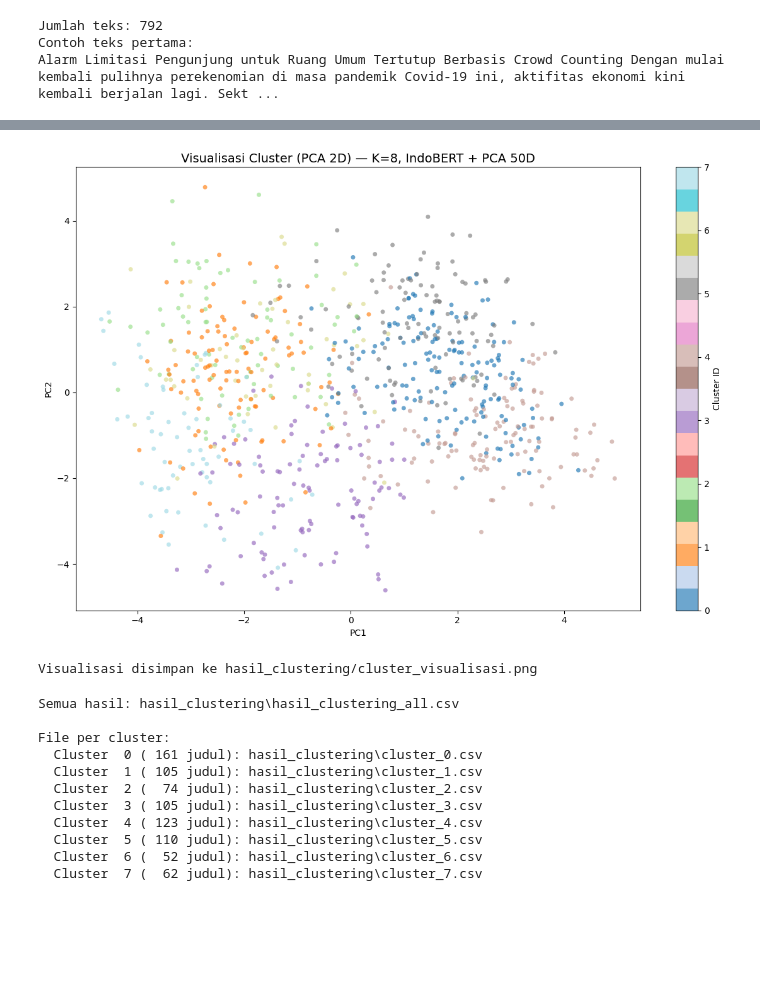
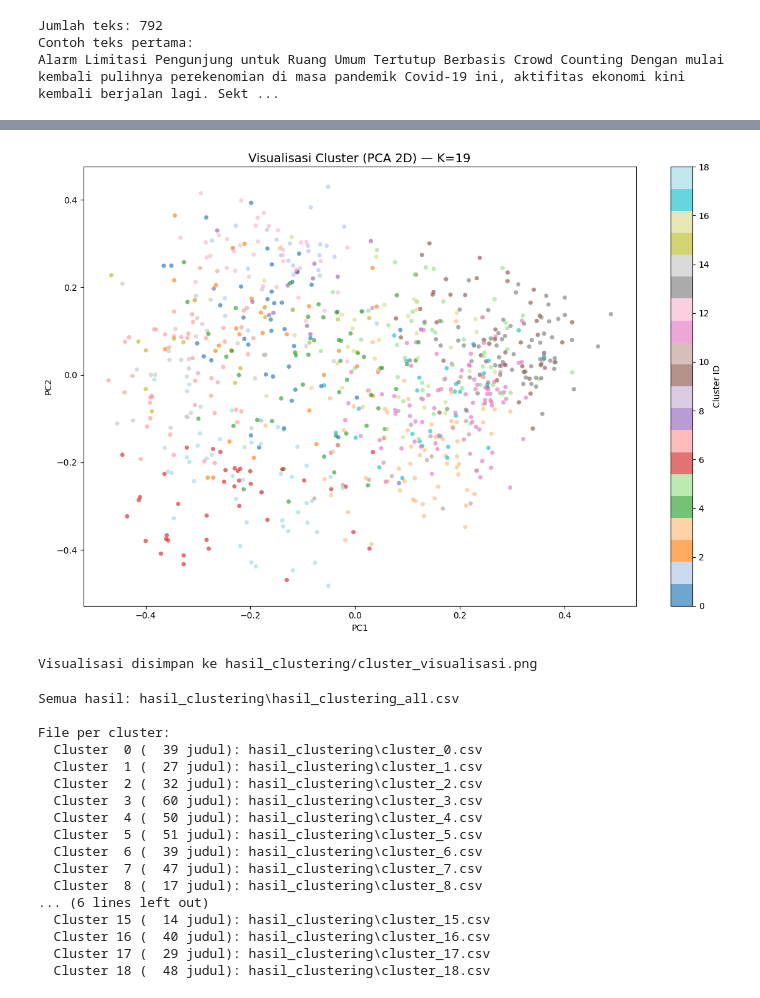
Before and after one commit to andika0x90/clustering-judul-skripsi, a Jupyter notebook: clustering.ipynb, the cells around one changed output, grey strips where cells are left out. Cells and saved outputs as stored; diff of their text form; code cells hidden in the pictures; blank space fills up the shorter version.

```diff
--- a/clustering.ipynb
+++ b/clustering.ipynb
@@ -71,31 +87,15 @@ Model 'indobenchmark/indobert-base-p1' berhasil dimuat.
 # %%
-# Fungsi mean pooling: rata-rata token embeddings (abaikan padding)
-def mean_pooling(model_output, attention_mask):
-    token_embeddings = model_output.last_hidden_state
-    mask_expanded = attention_mask.unsqueeze(-1).expand_as(token_embeddings).float()
-    return torch.sum(token_embeddings * mask_expanded, 1) / torch.clamp(mask_expanded.sum(1), min=1e-9)
-
-def get_embeddings(texts, batch_size=16):
-    all_embeddings = []
-    total_batches = (len(texts) + batch_size - 1) // batch_size
-    for i in range(0, len(texts), batch_size):
-        batch = texts[i : i + batch_size]
-        encoded = tokenizer(
-            batch, padding=True, truncation=True,
-            max_length=128, return_tensors="pt"
-        )
-        encoded = {k: v.to(device) for k, v in encoded.items()}
-        with torch.no_grad():
-            output = bert_model(**encoded)
-        embeddings = mean_pooling(output, encoded["attention_mask"])
-        all_embeddings.append(embeddings.cpu().numpy())
-        batch_num = i // batch_size + 1
-        if batch_num % 10 == 0 or batch_num == total_batches:
-            print(f"  Batch {batch_num}/{total_batches} selesai")
-    return np.vstack(all_embeddings)
-
-print("Membuat embeddings dengan IndoBERT...")
-embeddings = get_embeddings(texts)
+# SentenceTransformer.encode() sudah menangani pooling secara optimal.
+# normalize_embeddings=True melakukan L2 normalization sehingga Euclidean K-Means
+# setara dengan cosine K-Means — ini krusial agar silhouette tidak selalu memilih K=2.
+print("Membuat embeddings...")
+embeddings = st_model.encode(
+    texts,
+    batch_size=32,
+    show_progress_bar=True,
+    normalize_embeddings=True,
+    convert_to_numpy=True,
+)
 print(f"\nShape embeddings: {embeddings.shape}")
 
 np.save(os.path.join(OUTPUT_DIR, "embeddings.npy"), embeddings)
@@ -221,26 +226,26 @@ Distribusi cluster:
 # %%
 pca_viz = PCA(n_components=2, random_state=42)
 emb_2d = pca_viz.fit_transform(embeddings_pca)
 
 plt.figure(figsize=(12, 8))
 scatter = plt.scatter(
     emb_2d[:, 0], emb_2d[:, 1],
     c=cluster_labels, cmap="tab20",
     alpha=0.65, s=25, linewidths=0
 )
 plt.colorbar(scatter, label="Cluster ID")
-plt.title(f"Visualisasi Cluster (PCA 2D) — K={best_k}, IndoBERT + PCA {N_COMPONENTS}D", fontsize=14)
+plt.title(f"Visualisasi Cluster (PCA 2D) — K={best_k}", fontsize=14)
 plt.xlabel("PC1")
 plt.ylabel("PC2")
 plt.tight_layout()
 plt.savefig(os.path.join(OUTPUT_DIR, "cluster_visualisasi.png"), dpi=150, bbox_inches="tight")
 plt.show()
 print(f"Visualisasi disimpan ke {OUTPUT_DIR}/cluster_visualisasi.png")
 # %% [output]
-[figure, old version]
+[figure, new version]
 Visualisasi disimpan ke hasil_clustering/cluster_visualisasi.png
 # %%
-result_df = df[["id", "title", "clean_title", "category", "year", "author", "abstract_snippet", "cluster"]].copy()
+result_df = df[["id", "title", "clean_title", "category", "year", "author", "advisor", "url", "abstract", "cluster"]].copy()
 
 all_csv_path = os.path.join(OUTPUT_DIR, "hasil_clustering_all.csv")
 result_df.to_csv(all_csv_path, index=False)
@@ -256,11 +261,17 @@ for cid in sorted(result_df["cluster"].unique()):
 Semua hasil: hasil_clustering\hasil_clustering_all.csv
 
 File per cluster:
-  Cluster  0 ( 161 judul): hasil_clustering\cluster_0.csv
-  Cluster  1 ( 105 judul): hasil_clustering\cluster_1.csv
-  Cluster  2 (  74 judul): hasil_clustering\cluster_2.csv
-  Cluster  3 ( 105 judul): hasil_clustering\cluster_3.csv
-  Cluster  4 ( 123 judul): hasil_clustering\cluster_4.csv
-  Cluster  5 ( 110 judul): hasil_clustering\cluster_5.csv
-  Cluster  6 (  52 judul): hasil_clustering\cluster_6.csv
-  Cluster  7 (  62 judul): hasil_clustering\cluster_7.csv
+  Cluster  0 (  39 judul): hasil_clustering\cluster_0.csv
+  Cluster  1 (  27 judul): hasil_clustering\cluster_1.csv
+  Cluster  2 (  32 judul): hasil_clustering\cluster_2.csv
+  Cluster  3 (  60 judul): hasil_clustering\cluster_3.csv
+  Cluster  4 (  50 judul): hasil_clustering\cluster_4.csv
+  Cluster  5 (  51 judul): hasil_clustering\cluster_5.csv
+  Cluster  6 (  39 judul): hasil_clustering\cluster_6.csv
+  Cluster  7 (  47 judul): hasil_clustering\cluster_7.csv
+  Cluster  8 (  17 judul): hasil_clustering\cluster_8.csv
+... (6 lines left out)
+  Cluster 15 (  14 judul): hasil_clustering\cluster_15.csv
+  Cluster 16 (  40 judul): hasil_clustering\cluster_16.csv
+  Cluster 17 (  29 judul): hasil_clustering\cluster_17.csv
+  Cluster 18 (  48 judul): hasil_clustering\cluster_18.csv
```
Also changed, not shown: parts of 9 cells of this notebook, 25 other files.
